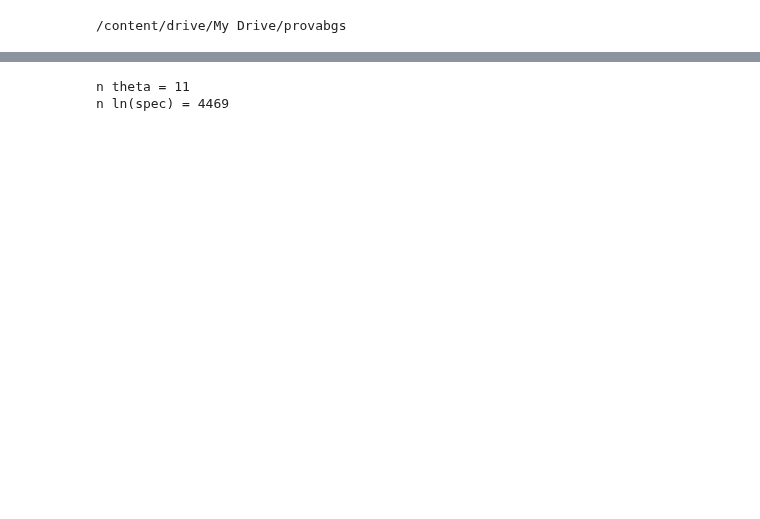
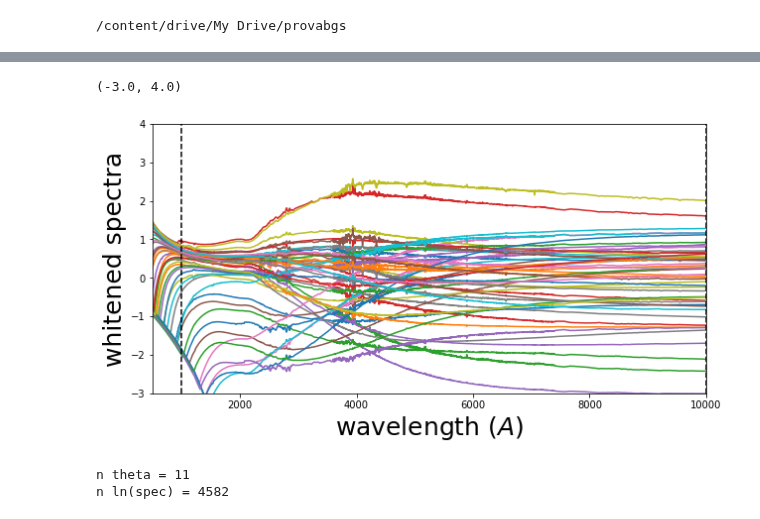
Before and after one commit to changhoonhahn/provabgs, a Jupyter notebook: nb/nmfburst_decoder.ipynb, the cells around one changed output, grey strips where cells are left out. Drawn from its saved outputs; the diff is of its cells as text; code cells hidden in the pictures; blank space fills up the shorter version.

```diff
--- a/nb/nmfburst_decoder.ipynb
+++ b/nb/nmfburst_decoder.ipynb
@@ -45,0 +62,30 @@ lnspec_white = (np.load('fsps.nmfburst.lnspectrum.test.npy') - mu_lnspec)/sig_ln
+# %%
+fig = plt.figure(figsize=(10,5))
+sub = fig.add_subplot(111)
+for i in np.random.choice(np.arange(theta.shape[0]), size=50):
+  sub.plot(wave, lnspec[i])
+sub.axvline(1e3, color='k', linestyle='--')
+sub.axvline(1e4, color='k', linestyle='--')
+sub.set_xlabel('wavelength ($A$)', fontsize=25)
+sub.set_xlim(500, 1e4)
+sub.set_ylabel('log(spectra)', fontsize=25)
+# %%
+# whiten
+mu_lnspec = np.mean(lnspec, axis=0)
+std_lnspec = np.std(lnspec, axis=0)
+lnspec -= mu_lnspec
+lnspec /= std_lnspec
+# %%
+fig = plt.figure(figsize=(10,5))
+sub = fig.add_subplot(111)
+for i in np.random.choice(np.arange(theta.shape[0]), size=50):
+  sub.plot(wave, lnspec[i])
+sub.axvline(1e3, color='k', linestyle='--')
+sub.axvline(1e4, color='k', linestyle='--')
+sub.set_xlabel('wavelength ($A$)', fontsize=25)
+sub.set_xlim(500, 1e4)
+sub.set_ylabel('whitened spectra', fontsize=25)
+sub.set_ylim(-3, 4)
+# %% [output]
+(-3.0, 4.0)
+[figure, added]
@@ -46,11 +96,11 @@ lnspec_white = (np.load('fsps.nmfburst.lnspectrum.test.npy') - mu_lnspec)/sig_ln
 # %%
 n_theta = theta.shape[1]
-n_lnspec = lnspec_white.shape[1]
+n_lnspec = lnspec.shape[1]
 print('n theta = %i' % n_theta)
 print('n ln(spec) = %i' % n_lnspec)
 # %% [output]
 n theta = 11
-n ln(spec) = 4469
+n ln(spec) = 4582
 # %%
 Ntrain = int(float(theta.shape[0]) * 0.9)
 Ntest = theta.shape[0] - Ntrain
```
Also changed, not shown: parts of 22 cells of this notebook.
